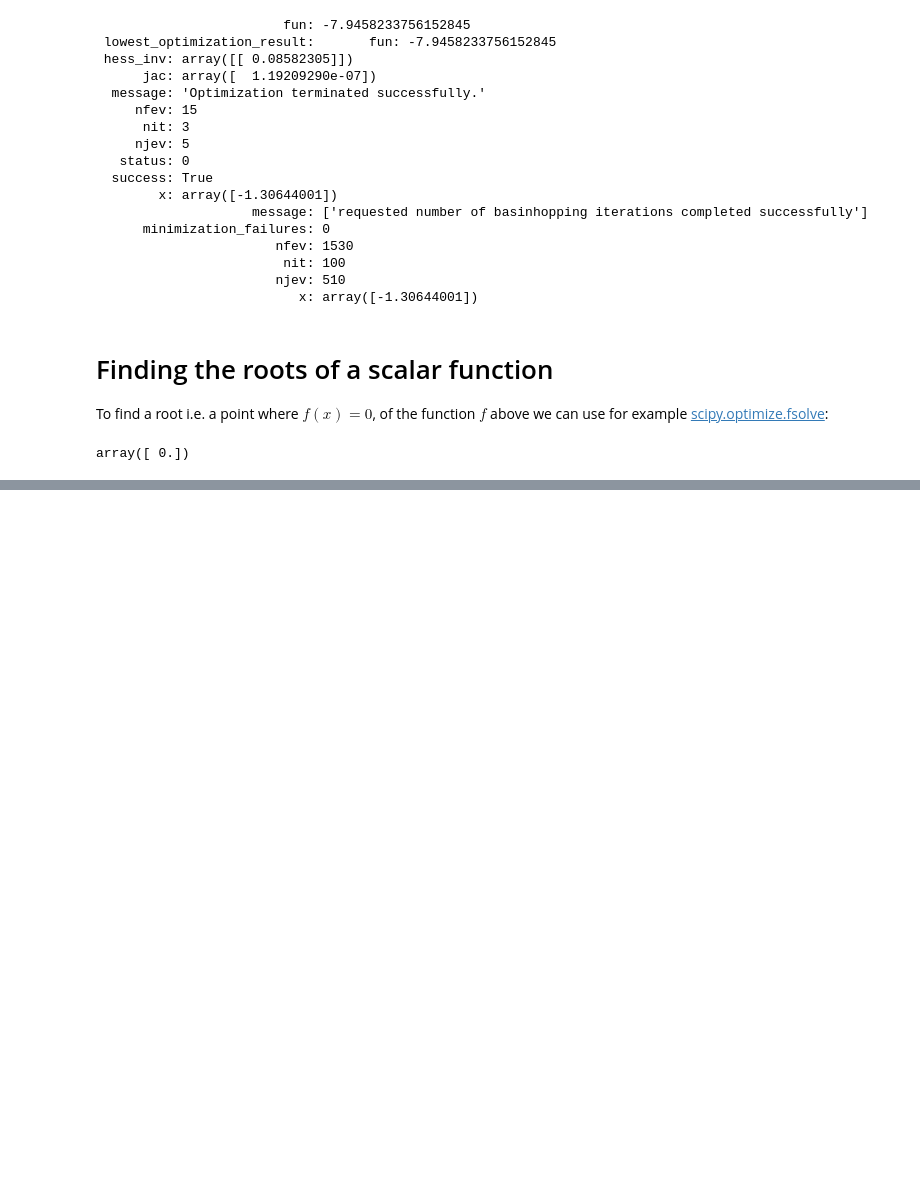
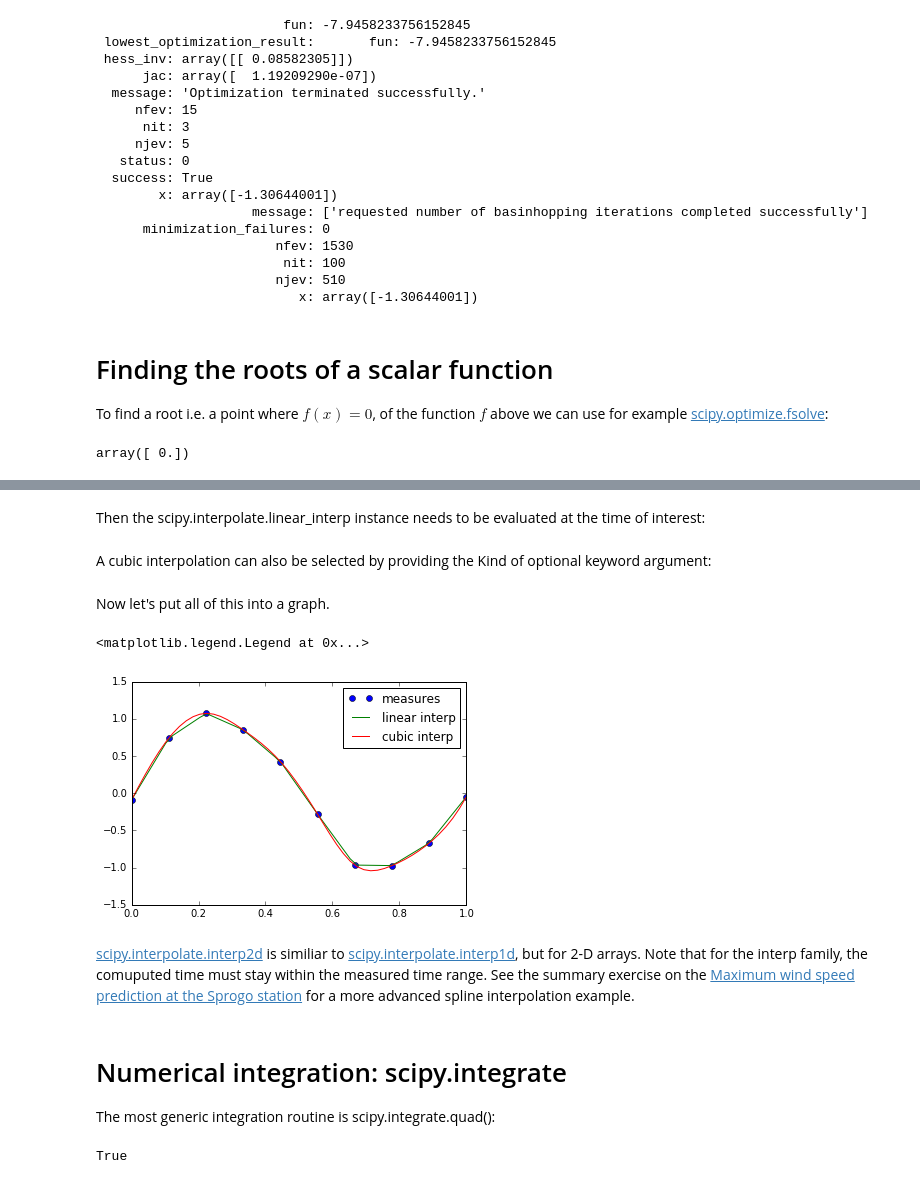
Before and after one commit to jorellano/HLSL, a Jupyter notebook: File input_output scipy.io.ipynb, the cells around one changed output, grey strips where cells are left out. Cells and saved outputs as stored; diff of their text form; code cells hidden in the pictures; blank space fills up the shorter version.

```diff
--- a/File input_output scipy.io.ipynb
+++ b/File input_output scipy.io.ipynb
@@ -209,0 +384,2 @@ array([ 0.])
+# %% [markdown]
+Then the scipy.interpolate.linear_interp instance needs to be evaluated at the time of interest:
@@ -209,0 +389,2 @@ array([ 0.])
+# %% [markdown]
+A cubic interpolation can also be selected by providing the Kind of optional keyword argument:
@@ -209,0 +394,41 @@ array([ 0.])
+# %% [markdown]
+Now let's put all of this into a graph.
+# %%
+"""Generate the interpolation.png image for the interpolate
+section of the Scipy tutorial
+"""
+
+import numpy as np
+from scipy.interpolate import interp1d
+import pylab as pl
+
+measured_time = np.linspace(0, 1, 10)
+noise = (np.random.random(10)*2 - 1) * 1e-1
+measures = np.sin(2 * np.pi * measured_time) + noise
+
+linear_interp = interp1d(measured_time, measures)
+computed_time = np.linspace(0, 1, 50)
+linear_results = linear_interp(computed_time)
+cubic_interp = interp1d(measured_time, measures, kind='cubic')
+cubic_results = cubic_interp(computed_time)
+
+pl.plot(measured_time, measures, 'o', ms=6, label='measures')
+pl.plot(computed_time, linear_results, label='linear interp')
+pl.plot(computed_time, cubic_results, label='cubic interp')
+pl.legend()
+# %% [output]
+<matplotlib.legend.Legend at 0x...>
+[figure, added]
+# %% [markdown]
+[scipy.interpolate.interp2d](http://docs.scipy.org/doc/scipy/reference/generated/scipy.interpolate.interp2d.html#scipy.interpolate.interp2d) is similiar to [scipy.interpolate.interp1d](http://docs.scipy.org/doc/scipy/reference/generated/scipy.interpolate.interp1d.html#scipy.interpolate.interp1d), but for 2-D arrays. Note that for the interp family, the comuputed time must stay within the measured time range. See the summary exercise on the [Maximum wind speed prediction at the Sprogo station](http://www.scipy-lectures.org/intro/summary-exercises/stats-interpolate.html#summary-exercise-stat-interp) for a more advanced spline interpolation example.
+# %% [markdown]
+# Numerical integration: scipy.integrate
+
+The most generic integration routine is scipy.integrate.quad():
+# %%
+from scipy.integrate import quad
+res, err = quad(np.sin, 0, np.pi/2)
+np.allclose(res, 1)
+print (np.allclose(err, 1 - res))
+# %% [output]
+True
```
Also changed, not shown: parts of 41 cells of this notebook, 5 other files.
